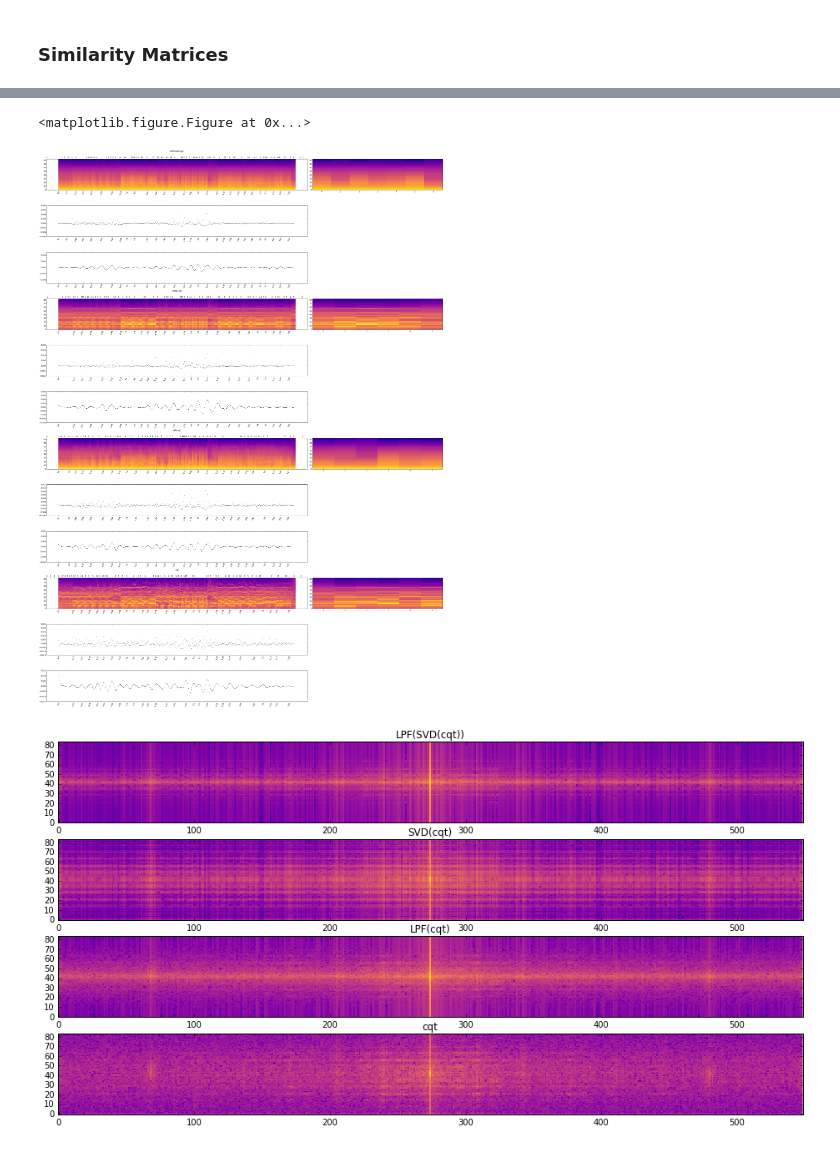
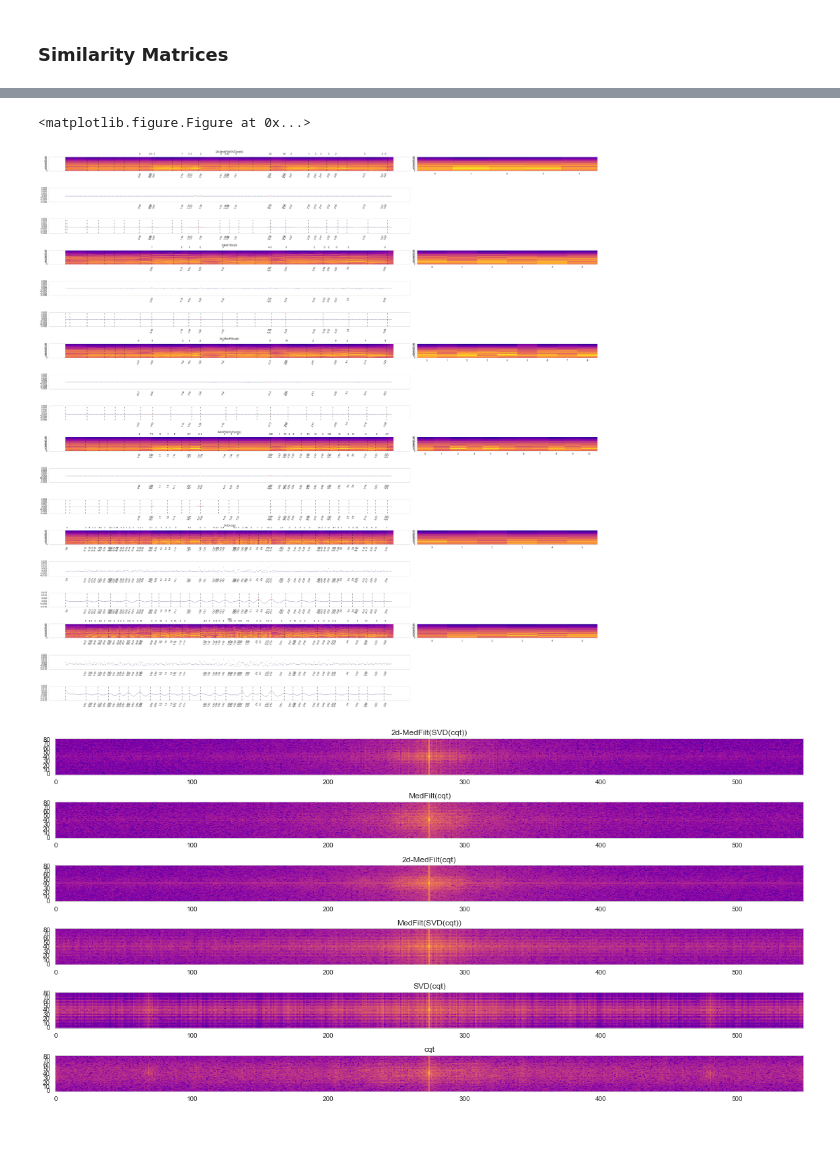
Before and after one commit to rafaelvalle/music_segmentation, a Jupyter notebook: ProjectionExperiments.ipynb, the cells around one changed output, grey strips where cells are left out. Drawn from its saved outputs; the diff is of its cells as text; code cells hidden in the pictures.

Commit message:
adding median and max pooling filters

```diff
--- a/ProjectionExperiments.ipynb
+++ b/ProjectionExperiments.ipynb
@@ -5,11 +5,14 @@ import ntpath
 import functools
 import numpy as np
 import scipy as sp
-from scipy.stats import pearsonr
+import pandas as pd
+from scipy.stats import pearsonr, scoreatpercentile
 from scipy.sparse.linalg import svds
 from scipy.spatial.distance import cdist, pdist, squareform
 import matplotlib as mpl
 import matplotlib.pylab as plt
+import seaborn as sbn
+sbn.set_style("whitegrid", {'axes.grid' : False})
 import FileDialog  # for creating binary
 from Tkinter import Tk
 import tkFileDialog
@@ -316,3 +318,16 @@ beat_times_str = np.array(
     ['{}:{}'.format(int(x/60), int(x % 60)) for x in beat_times])
 # %% [output]
 Using 3 singular vectors
+# %%
+from scipy.ndimage.filters import median_filter
+# add median filtered features
+for k, v in feats.items():
+    feats["MedFilt({})".format(k)] = median_filter(v, size=(1, 16))
+    feats["2d-MedFilt({})".format(k)] = median_filter(v, size=(4, 16))
+# %%
+"""
+# add local maxima filtered features
+from scipy.ndimage.filters import maximum_filter
+for k, v in feats.items():
+    feats["MaxPool(MedFilt({}))".format(k)] = feats[k]*(feats[k] == maximum_filter(feats[k], footprint=np.ones((5, 1))))
+"""
@@ -397,7 +416,7 @@ axes[1, 1].imshow(squareform(pdist(feats['LPF(SVD(cqt))'])),
 # %%
 # clean axes and update data individually
 plt.suptitle(ntpath.basename(file_path))
-fig = plt.figure(figsize=(32, 44))
+fig = plt.figure(figsize=(32, 32))
 gs = mpl.gridspec.GridSpec(len(feats)*3, 2, width_ratios=[16, 8])
 i = 0
 for k, v in feats.items():
@@ -417,10 +436,8 @@ for k, v in feats.items():
                       origin='low',
                       aspect='auto',
                       cmap=plt.cm.plasma)
-#    for p in peaks[k]:
-#        ax_plt.axvline(p, color='k', linestyle='--', alpha=0.5)
-#    ax_plt.set_xticks(peaks[k])
-#    ax_plt.set_xticklabels(beat_times_str[changes], rotation=70)
+    for p in peaks[k]:
+        ax_plt.axvline(p, color='k', linestyle='--', alpha=0.5)
 
     # plot clustering on raw feature
     changes = np.hstack((clustering[k][1][:-1] != clustering[k][1][1:]))
@@ -440,15 +457,6 @@ for k, v in feats.items():
         if changes[c]:
             ax_plt.axvline(c, color='r', alpha=0.5)
     """
-
-    ax_plt.set_xticks(np.argwhere(changes)[:,0])
-    ax_plt.set_xticklabels(beat_times_str[np.argwhere(changes)[:,0]], rotation=70)
-
-    ax_twin = ax_plt.twiny()
-    ax_twin.set_xlim(ax_plt.get_xlim())
-    ax_twin.set_xticks(np.argwhere(changes)[:, 0])
-    ax_twin.set_xticklabels(clustering[k][1][changes])
-    ax_twin.grid(False)
 
     # plot clusters
     ax = fig.add_subplot(gs[i, 1])
@@ -461,36 +469,48 @@ for k, v in feats.items():
                       aspect='auto',
                       cmap=plt.cm.plasma)
     else:
         ax.imshow(
             clustering[k][0].T,
             interpolation='none',
             origin='low',
             aspect='auto',
             cmap=plt.cm.plasma)
     ax.set_xticks(clustering[k][2])
     ax.set_xticklabels(xrange(max(clustering[k][1])+2))
 
     # plot distance funcs
     ax = fig.add_subplot(gs[i+1, 0], sharex=ax_plt)
     ax.scatter(xrange(len(distances[k])), distances[k], s=1)
+    outliers = np.where(distances[k] > scoreatpercentile(distances[k], 98))[0]
+    ax.scatter(outliers, distances[k][outliers], s=1, color='red')
     #for p in peaks[k]:
     #    ax.axvline(p, color='k', linestyle='--', alpha=0.5)
     ax.set_xticks(peaks[k])
     ax.set_xticklabels(beat_times_str[peaks[k]], rotation=70)
 
     ax = fig.add_subplot(gs[i+2, 0], sharex=ax_plt)
     ax.scatter(xrange(len(distances_filtered[k])), distances_filtered[k], s=1)
-    #for p in peaks[k]:
-    #    ax.axvline(p, color='k', linestyle='--', alpha=0.5)
+    outliers = np.where(distances_filtered[k] > scoreatpercentile(distances_filtered[k], 98))[0]
+    ax.scatter(outliers, distances_filtered[k][outliers], s=1, color='red')
+    for p in peaks[k]:
+        ax.axvline(p, color='k', linestyle='--', alpha=0.5)
     ax.set_xticks(peaks[k])
     ax.set_xticklabels(beat_times_str[peaks[k]], rotation=70)
+    ax_plt.set_xticks(np.argwhere(changes)[:,0])
+    ax_plt.set_xticklabels(beat_times_str[np.argwhere(changes)[:,0]], rotation=70)
+
+    ax_twin = ax_plt.twiny()
+    ax_twin.set_xlim(ax_plt.get_xlim())
+    ax_twin.set_xticks(np.argwhere(changes)[:, 0])
+    ax_twin.set_xticklabels(clustering[k][1][changes])
+    ax_twin.grid(False)
 
     i+=3
 
 plt.tight_layout()
 # %% [output]
 <matplotlib.figure.Figure at 0x...>
-[figure, old version]
+[figure, new version]
 # %%
 fig, axes = plt.subplots(len(feats.keys()), 1, figsize=(16, 8))
 i = 0
@@ -504,5 +524,6 @@ for k, v in feats.items():
                    aspect='auto',
                    cmap=plt.cm.plasma)
     i+= 1
+plt.tight_layout()
 # %% [output]
-[figure, old version]
+[figure, new version]
```
Also changed, not shown: parts of 3 cells of this notebook.
